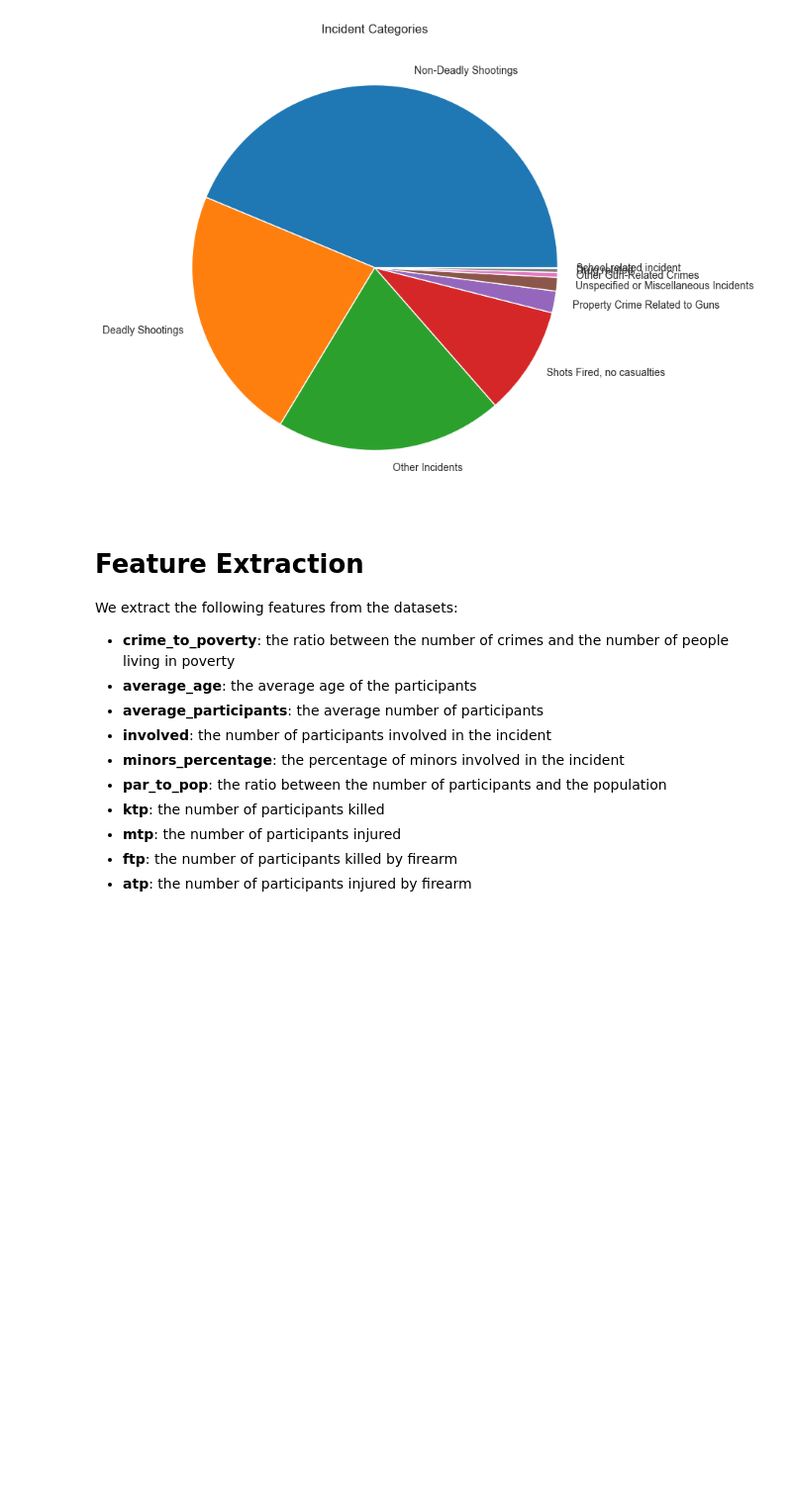
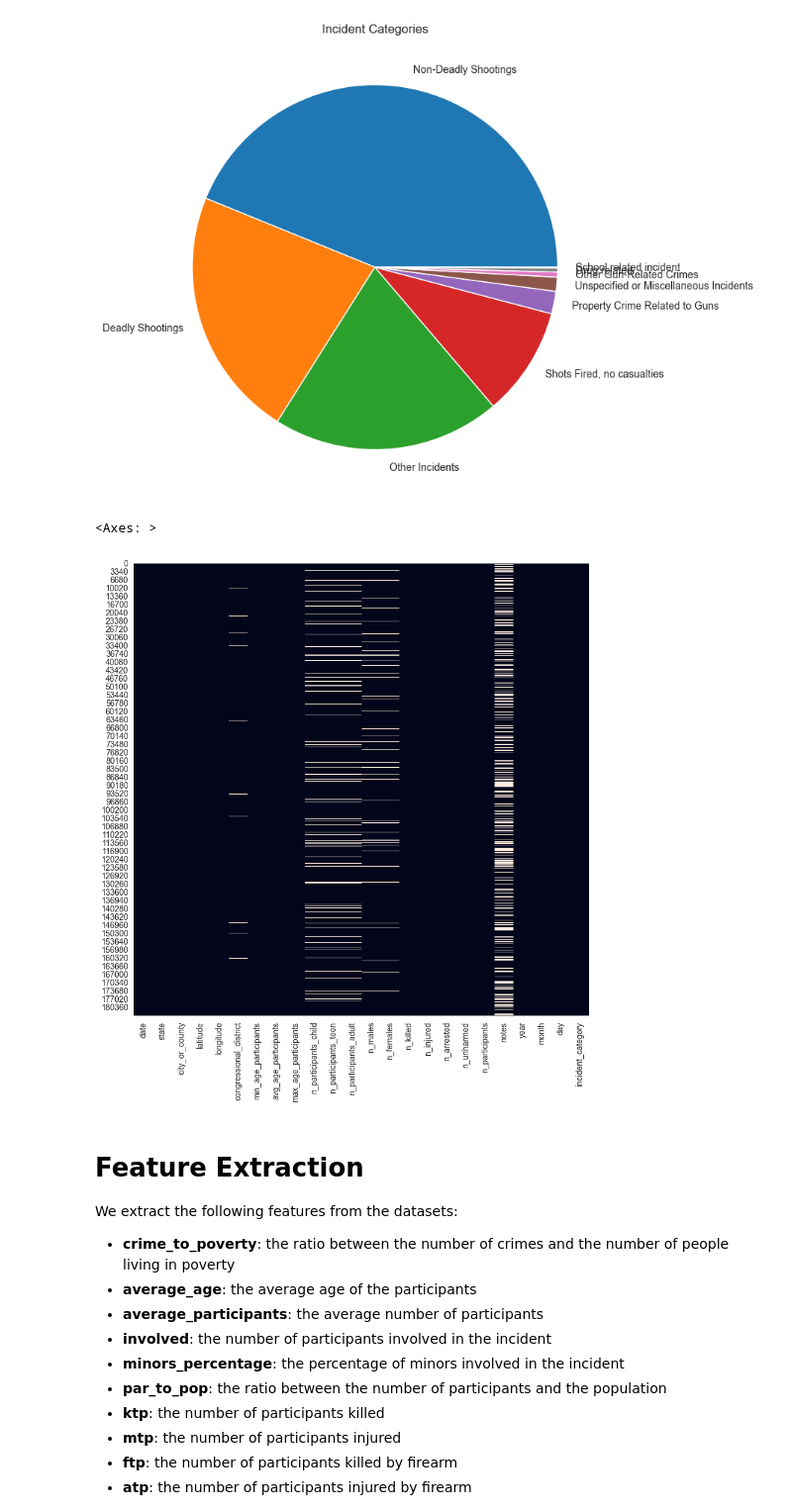
Before and after one commit to Alexthw46/DataMiningProject, a Jupyter notebook: TASK_1/data_preparation.ipynb, the cells around one changed output. Shown at 99% size. Drawn from its saved outputs; the diff is of its cells as text; code cells hidden in the pictures; blank space fills up the shorter version.

```diff
--- a/TASK_1/data_preparation.ipynb
+++ b/TASK_1/data_preparation.ipynb
@@ -238,6 +238,13 @@ Text(0.5, 1.0, 'Incident Categories')
 # %%
 # we can now drop the incident_characteristics1, incident_characteristics2 columns
 incidents = incidents.drop(columns=['incident_characteristics1', 'incident_characteristics2'])
+# %%
+# heatmap of the null values
+plt.figure(figsize=(10, 10))
+sns.heatmap(incidents.isnull(), cbar=False)
+# %% [output]
+<Axes: >
+[figure, added]
 # %% [markdown]
 # Feature Extraction
 We extract the following features from the datasets:
```
Also changed, not shown: parts of 10 cells of this notebook, 3 other files.
